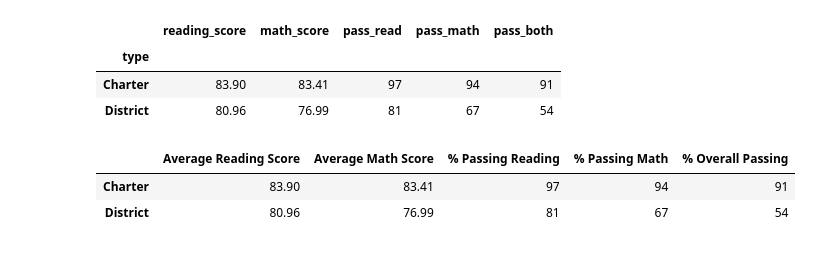
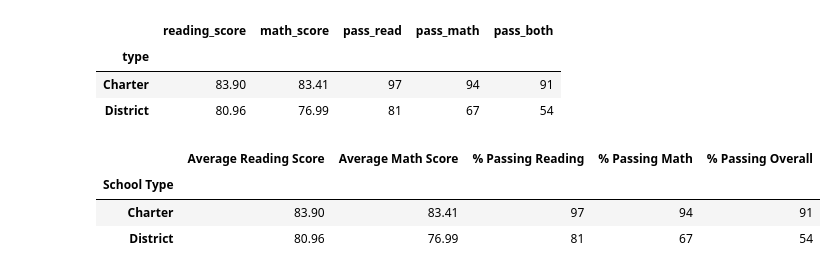
Before and after one commit to tri-bui/sandbox-analytics, a Jupyter notebook: pyschools/pycityschools.ipynb, the cells around one changed output. Cells and saved outputs as stored; diff of their text form; code cells hidden in the pictures.

```diff
--- a/pyschools/pycityschools.ipynb
+++ b/pyschools/pycityschools.ipynb
@@ -291,7 +294,8 @@ Name: size_bin, dtype: int64
 # %%
-# Merge bin features into combined data
-df = pd.merge(df, schools_df[['school_name', 'bps_bin', 'size_bin']], on='school_name', how='left')
-df.head(2)
+# Merge bin vars into combined data
+df = pd.merge(df, school_df[['school_name', 'spending_lvl', 'school_size']],
+              on='school_name', how='left')
+df.head(3)
 # %% [output]
 |  | Student ID | student_name | gender | grade | school_name | reading_score | math_score | School ID | ... |
 | 0 | 0 | Paul Bradley | M | 9th | Huang High School | 66 | 79 | 0 | ... |
@@ -299,8 +304,9 @@ df.head(2)
 # %%
 # Scores by spending
-spending_scores = df.groupby('bps_bin')[['reading_score', 'math_score', 'pass_read', 'pass_math', 'pass_both']].mean().round(2)
-for col in spending_scores.columns[2:]:
-    spending_scores[col] = (spending_scores[col] * 100).astype(int)
+spending_scores = df.groupby('spending_lvl')[score_cols].mean().round(2)
+for col in spending_scores.columns:
+    if "pass" in col:
+        spending_scores[col] = (spending_scores[col] * 100).astype(int)
 spending_scores
 # %% [output]
 |  | reading_score | math_score | pass_read | pass_math | pass_both |
@@ -323,10 +330,11 @@ spending_scores
 # %% [markdown]
 ### Scores by school size
 # %%
-# Scores by spending
-size_scores = df.groupby('size_bin')[['reading_score', 'math_score', 'pass_read', 'pass_math', 'pass_both']].mean().round(2)
-for col in size_scores.columns[2:]:
-    size_scores[col] = (size_scores[col] * 100).astype(int)
+# Scores by school size
+size_scores = df.groupby('school_size')[score_cols].mean().round(2)
+for col in size_scores.columns:
+    if "pass" in col:
+        size_scores[col] = (size_scores[col] * 100).astype(int)
 size_scores
 # %% [output]
 |  | reading_score | math_score | pass_read | pass_math | pass_both |
@@ -347,10 +356,11 @@ size_scores
 # %% [markdown]
 ### Scores by school type
 # %%
-# Scores by spending
-type_scores = df.groupby('type')[['reading_score', 'math_score', 'pass_read', 'pass_math', 'pass_both']].mean().round(2)
-for col in type_scores.columns[2:]:
-    type_scores[col] = (type_scores[col] * 100).astype(int)
+# Scores by school type
+type_scores = df.groupby('type')[score_cols].mean().round(2)
+for col in type_scores.columns:
+    if "pass" in col:
+        type_scores[col] = (type_scores[col] * 100).astype(int)
 type_scores
 # %% [output]
 |  | reading_score | math_score | pass_read | pass_math | pass_both |
@@ -359,10 +369,11 @@ type_scores
 | District | 80.96 | 76.99 | 81 | 67 | 54 |
 # %%
 # Formatting
-type_scores.index.name = None
-type_scores.columns = ['Average Reading Score', 'Average Math Score', '% Passing Reading', '% Passing Math', '% Overall Passing']
+type_scores.index.name = 'School Type'
+type_scores.columns = score_cols_new
 type_scores
 # %% [output]
-|  | Average Reading Score | Average Math Score | % Passing Reading | % Passing Math | % Overall Passing |
+|  | Average Reading Score | Average Math Score | % Passing Reading | % Passing Math | % Passing Overall |
+| School Type |  |  |  |  |  |
 | Charter | 83.90 | 83.41 | 97 | 94 | 91 |
 | District | 80.96 | 76.99 | 81 | 67 | 54 |
```
Also changed, not shown: parts of 11 cells of this notebook.
